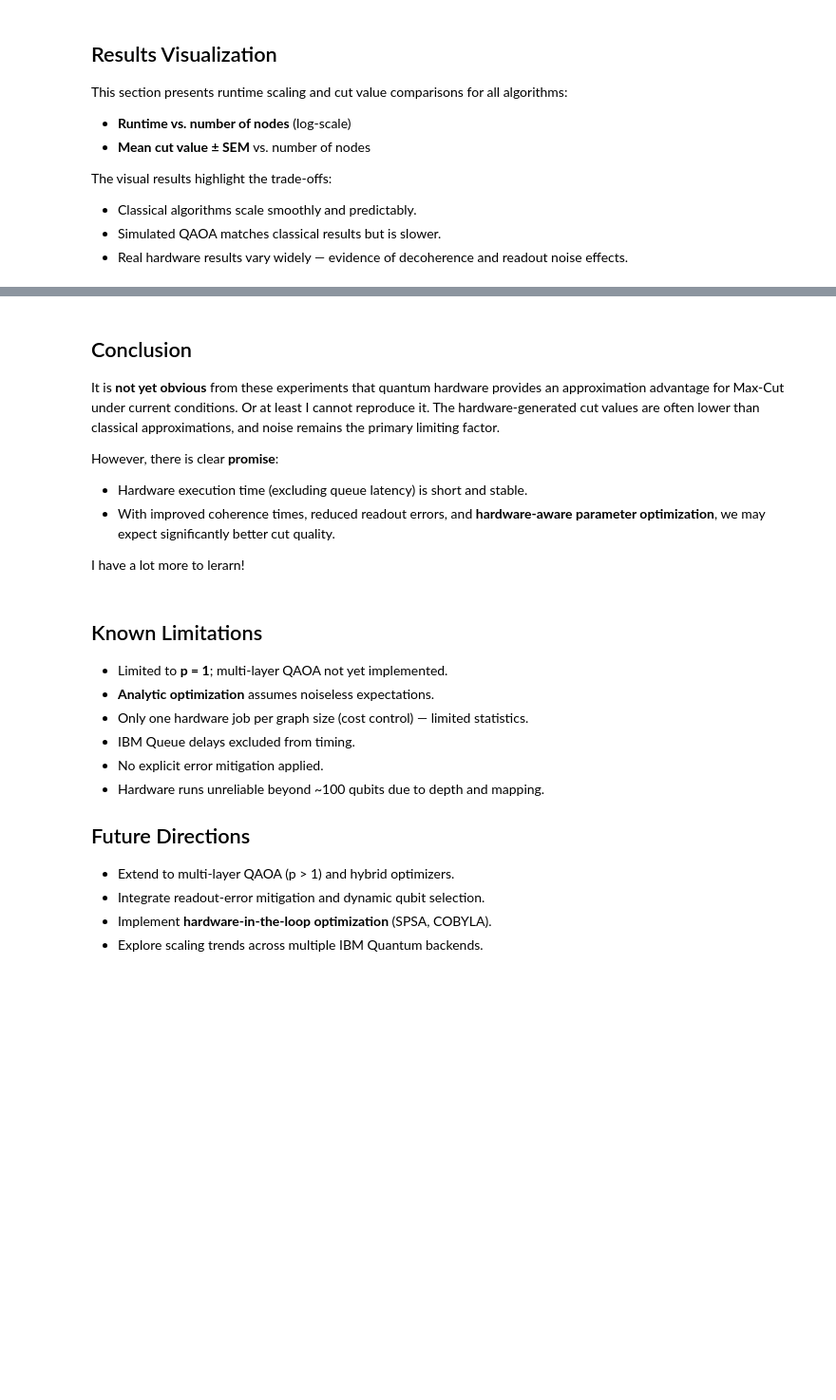
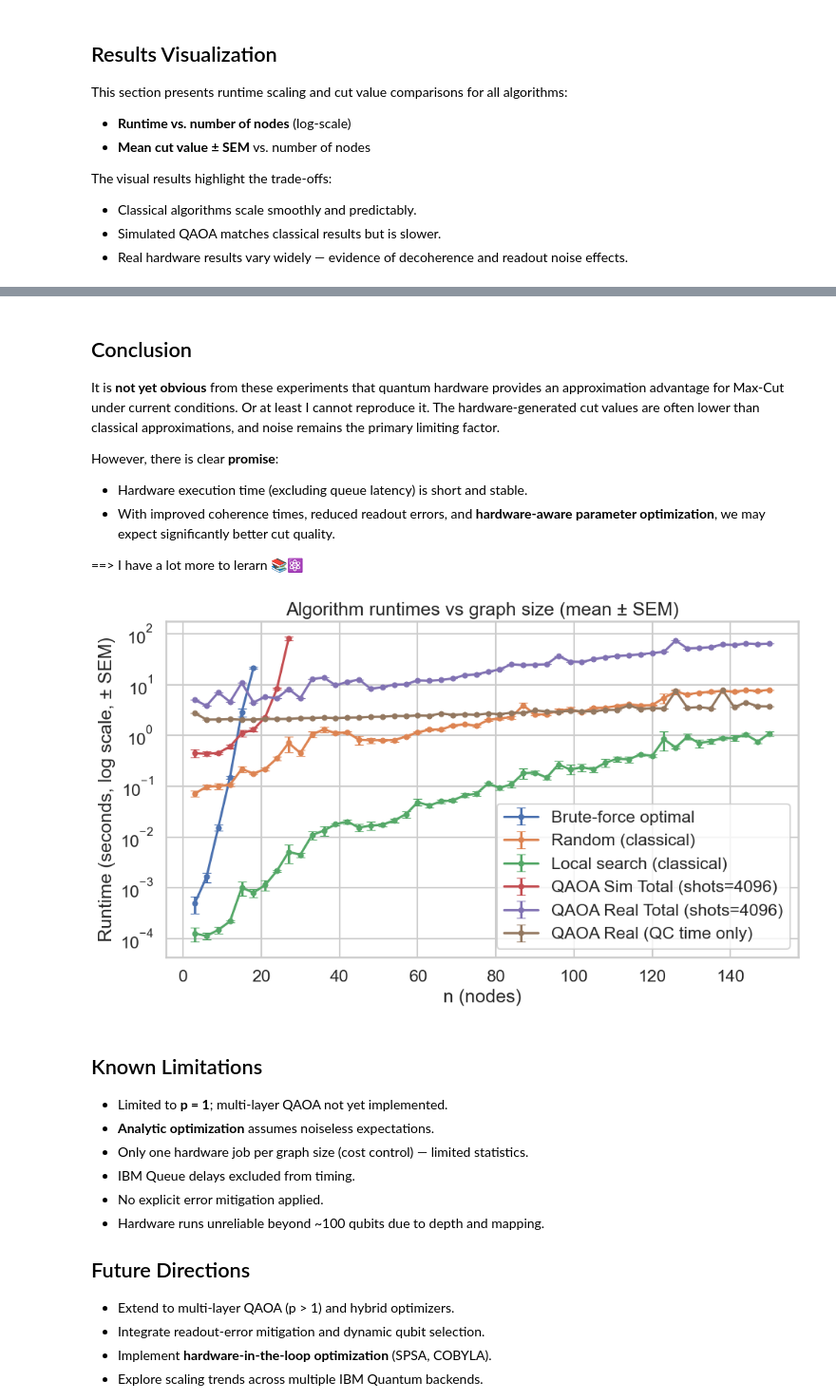
Before and after one commit to kaveh096/qc-hello-worlds, a Jupyter notebook: notebooks/maxcut_qaoa_experiment.ipynb, the cells around one changed output, grey strips where cells are left out. Shown: that part at 95% size. Cells and saved outputs as stored; diff of their text form; code cells hidden in the pictures; blank space fills up the shorter version.

```diff
--- a/notebooks/maxcut_qaoa_experiment.ipynb
+++ b/notebooks/maxcut_qaoa_experiment.ipynb
@@ -422,40 +466,42 @@ However, there is clear **promise**:
 - Hardware execution time (excluding queue latency) is short and stable.
 - With improved coherence times, reduced readout errors, and **hardware-aware parameter optimization**, we may expect significantly better cut quality.
 
-I have a lot more to lerarn!
+==> I have a lot more to lerarn 📚⚛️
 # %%
 # Runtime plots with error bars (log scale)
 def plot_runtimes(agg_df):
     plt.figure(figsize=(10, 6))
 
     def errplot(x, ymean, yerr, label, **kwargs):
-        plt.errorbar(x, ymean, yerr=yerr, fmt='-o', markersize=6, markeredgewidth=0.8,
+        plt.errorbar(x, ymean, yerr=yerr, fmt='-o', markersize=5, markeredgewidth=0.8,
                      capsize=4, label=label, **kwargs)
 
     errplot(agg_df['n'], agg_df['opt_time_mean'],
             agg_df['opt_time_sem'], 'Brute-force optimal')
     errplot(agg_df['n'], agg_df['rand_time_mean'],
             agg_df['rand_time_sem'], 'Random (classical)')
     errplot(agg_df['n'], agg_df['local_time_mean'],
             agg_df['local_time_sem'], 'Local search (classical)')
     errplot(agg_df['n'], agg_df['qaoa_total_time_mean'],
             agg_df['qaoa_total_time_sem'], f'QAOA Sim Total (shots={QAOA_SHOTS})')
     errplot(agg_df['n'], agg_df['qc_total_time_mean'],
             agg_df['qc_total_time_sem'], f'QAOA Real Total (shots={QAOA_SHOTS})')
     errplot(agg_df['n'], agg_df['qc_run_time_mean'],
             agg_df['qc_run_time_sem'], f'QAOA Real (QC time only)')
 
     plt.yscale('log')
     plt.xlabel('n (nodes)')
     plt.ylabel('Runtime (seconds, log scale, ± SEM)')
     plt.title('Algorithm runtimes vs graph size (mean ± SEM)')
     plt.legend()
     plt.grid(True)
     plt.tight_layout()
     plt.show()
 
 
 plot_runtimes(agg_df)
+# %% [output]
+[figure, added]
 # %% [markdown]
 ## Known Limitations
 
```
Also changed, not shown: parts of 9 cells of this notebook, 3 other files.
